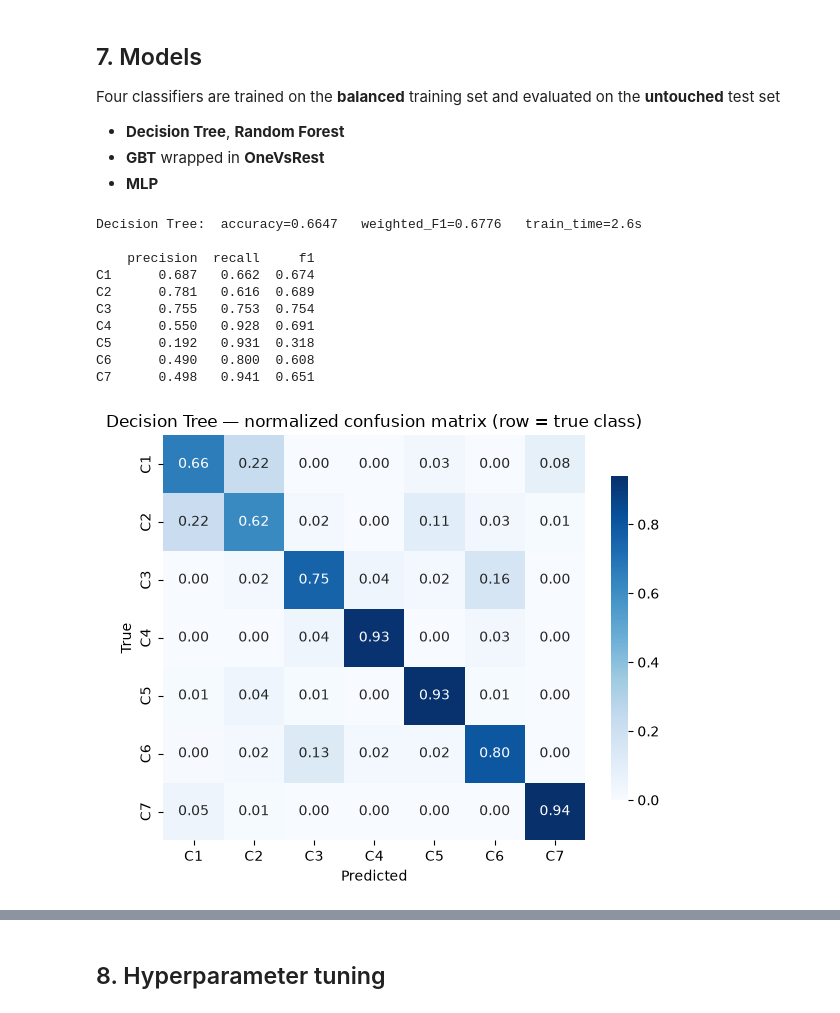
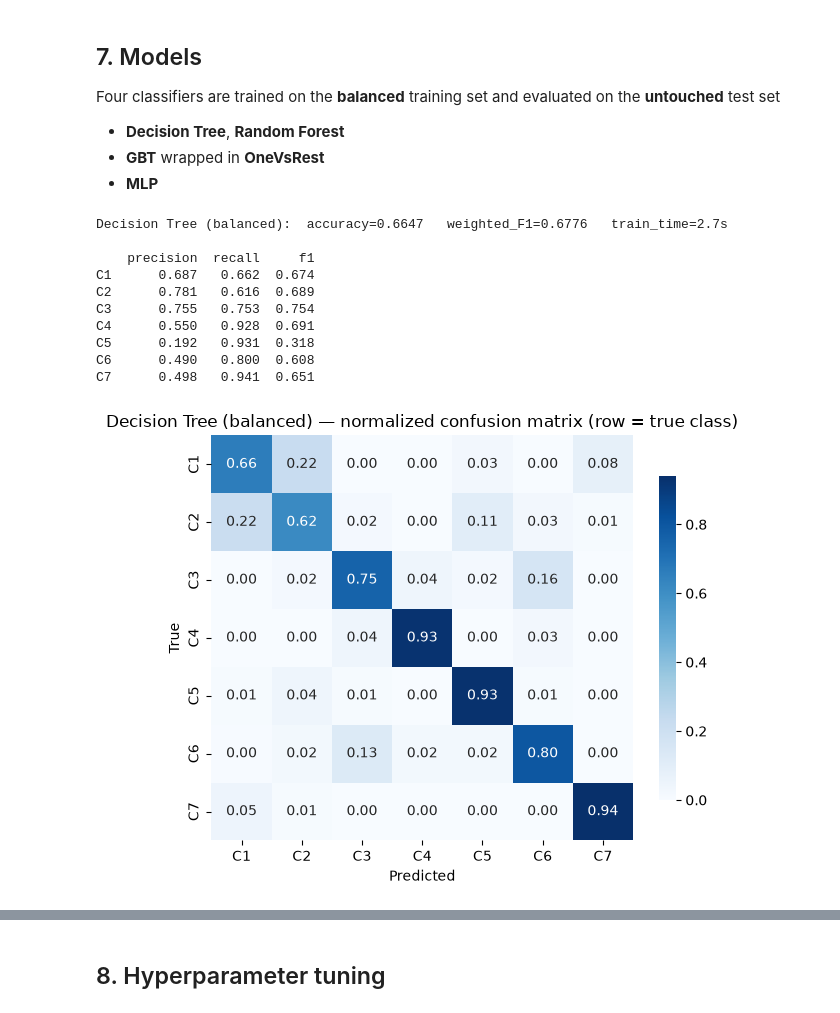
Before and after one commit to TouringHydra3/BDATM-Project, a Jupyter notebook: main.ipynb, the cells around one changed output, grey strips where cells are left out. Saved outputs shown, nothing was run; the diff lists cells and outputs as text; code cells hidden in the pictures.

```diff
--- a/main.ipynb
+++ b/main.ipynb
@@ -455,18 +455,18 @@ def run_model(name, estimator, train, test):
     return evaluate(name, model, test, time.time() - start)
 # %%
 dt = DecisionTreeClassifier(labelCol="label", featuresCol="features", maxDepth=15, seed=SEED)
-_ = run_model("Decision Tree", dt, train_bal, test_df)
+_ = run_model("Decision Tree (balanced)", dt, train_bal, test_df)
 # %% [output]
-Decision Tree:  accuracy=0.6647   weighted_F1=0.6776   train_time=2.6s
+Decision Tree (balanced):  accuracy=0.6647   weighted_F1=0.6776   train_time=2.7s
 
     precision  recall     f1
 C1      0.687   0.662  0.674
 C2      0.781   0.616  0.689
 C3      0.755   0.753  0.754
 C4      0.550   0.928  0.691
 C5      0.192   0.931  0.318
 C6      0.490   0.800  0.608
 C7      0.498   0.941  0.651
-[figure, old version]
+[figure, new version]
 # %%
 rf = RandomForestClassifier(labelCol="label", featuresCol="features", numTrees=50, maxDepth=15, seed=SEED)
```
Also changed, not shown: parts of 17 cells of this notebook.
